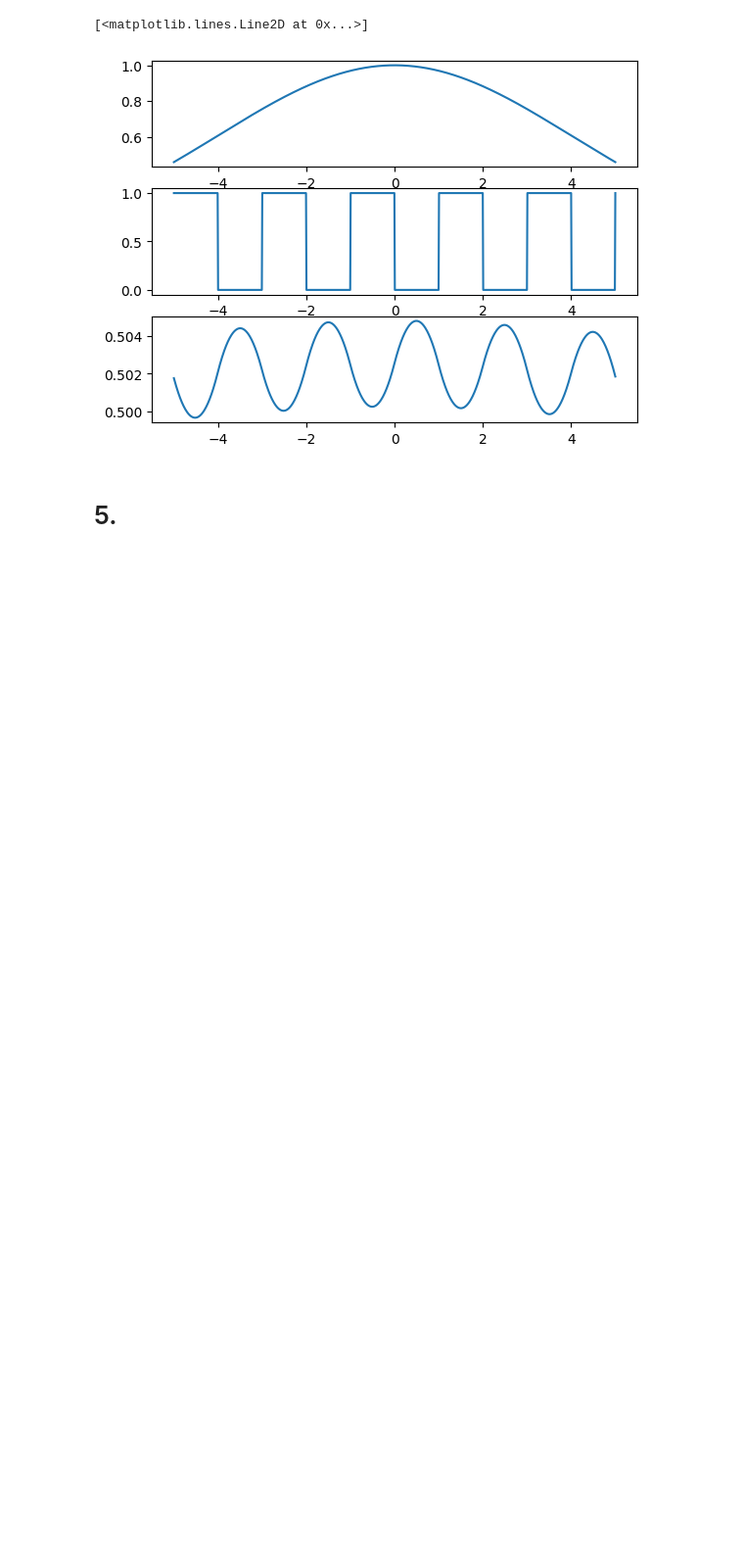
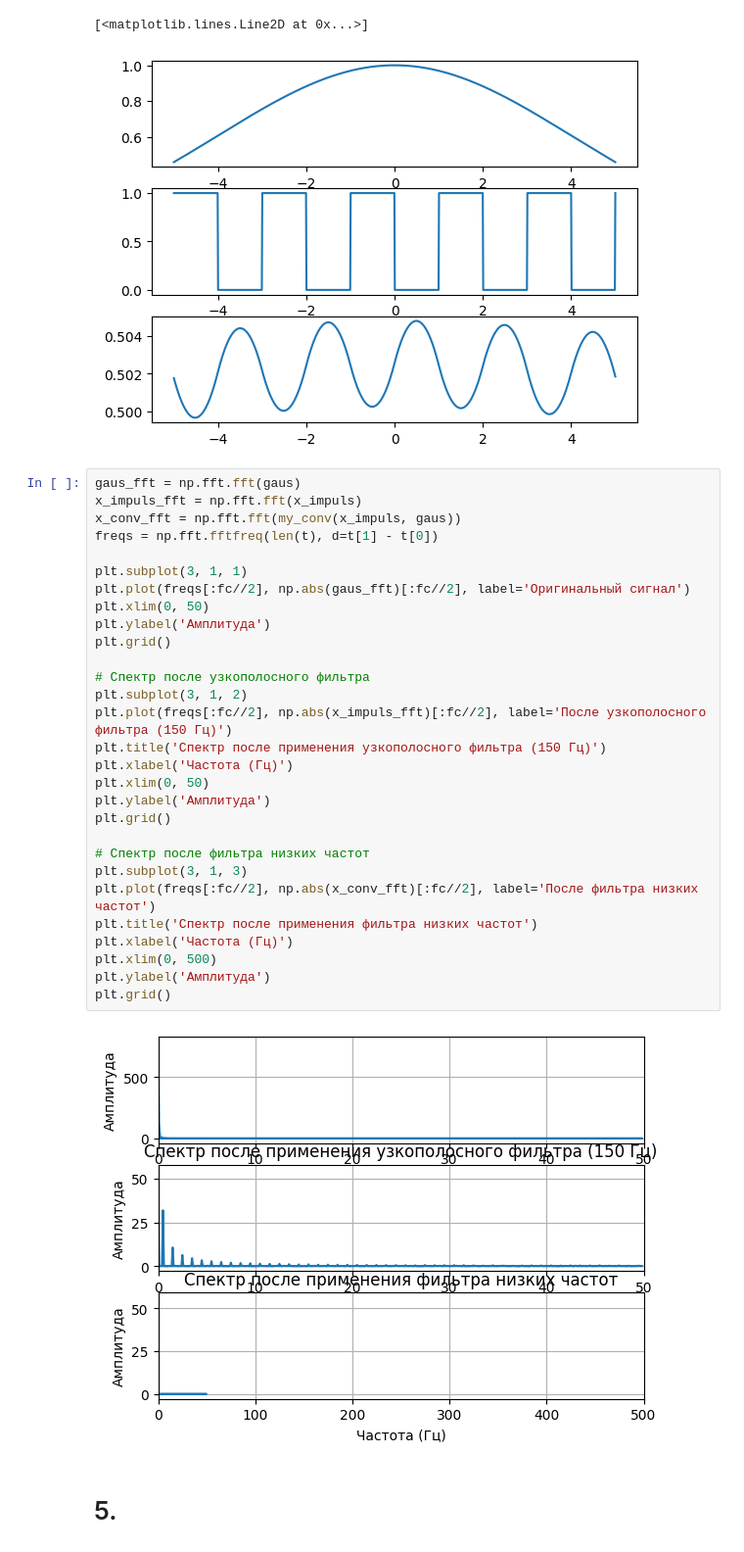
Before and after one commit to KadilenkoIvan/digital_signal_processing, a Jupyter notebook: lab4/1.ipynb, the cells around one changed output. Shown at 98% size. Cells and saved outputs as stored; diff of their text form; blank space fills up the shorter version.

```diff
--- a/lab4/1.ipynb
+++ b/lab4/1.ipynb
@@ -239,6 +239,37 @@ plt.plot(t, my_conv(x_impuls, gaus))
 1000 1000
 [<matplotlib.lines.Line2D at 0x...>]
 [figure]
+# %%
+gaus_fft = np.fft.fft(gaus)
+x_impuls_fft = np.fft.fft(x_impuls)
+x_conv_fft = np.fft.fft(my_conv(x_impuls, gaus))
+freqs = np.fft.fftfreq(len(t), d=t[1] - t[0])
+
+plt.subplot(3, 1, 1)
+plt.plot(freqs[:fc//2], np.abs(gaus_fft)[:fc//2], label='Оригинальный сигнал')
+plt.xlim(0, 50)
+plt.ylabel('Амплитуда')
+plt.grid()
+
+# Спектр после узкополосного фильтра
+plt.subplot(3, 1, 2)
+plt.plot(freqs[:fc//2], np.abs(x_impuls_fft)[:fc//2], label='После узкополосного фильтра (150 Гц)')
+plt.title('Спектр после применения узкополосного фильтра (150 Гц)')
+plt.xlabel('Частота (Гц)')
+plt.xlim(0, 50)
+plt.ylabel('Амплитуда')
+plt.grid()
+
+# Спектр после фильтра низких частот
+plt.subplot(3, 1, 3)
+plt.plot(freqs[:fc//2], np.abs(x_conv_fft)[:fc//2], label='После фильтра низких частот')
+plt.title('Спектр после применения фильтра низких частот')
+plt.xlabel('Частота (Гц)')
+plt.xlim(0, 500)
+plt.ylabel('Амплитуда')
+plt.grid()
+# %% [output]
+[figure, added]
 # %% [markdown]
 # 5.
 # %%
```
Also changed, not shown: parts of 11 cells of this notebook, 4 other files.
